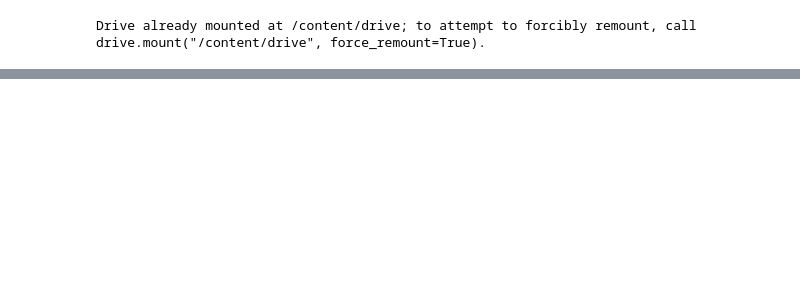
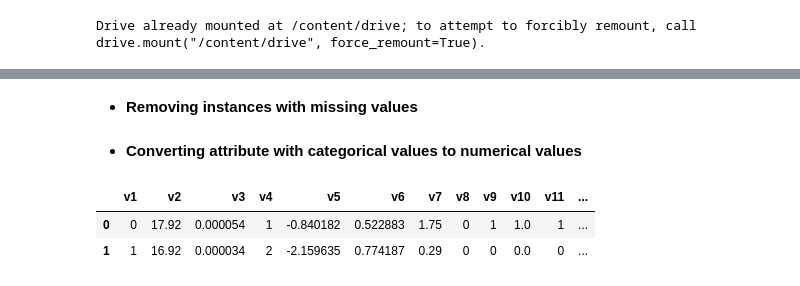
Before and after one commit to connectwithprakash/Unknown-Domain-Data-Analysis, a Jupyter notebook: model.ipynb, the cells around one changed output, grey strips where cells are left out. Saved outputs shown, nothing was run; the diff lists cells and outputs as text; code cells hidden in the pictures; blank space fills up the shorter version.

```diff
--- a/model.ipynb
+++ b/model.ipynb
@@ -44,0 +112,23 @@ ParserError: ignored
+# %%
+train_df = train_df.drop(['v16'], axis=1)
+test_df = test_df.drop(['v16'], axis=1)
+# %% [markdown]
+* **Removing instances with missing values**
+# %%
+train_df = train_df.dropna()
+test_df = test_df.dropna()
+# %% [markdown]
+* **Converting attribute with categorical values to numerical values**
+# %%
+#saving categorical label
+train_label = train_df.iloc[:,-1]
+test_label = test_df.iloc[:,-1]
+
+train_df = train_df.apply(lambda x: convert_categorical_to_numerical(x), axis=0)
+test_df = test_df.apply(lambda x: convert_categorical_to_numerical(x), axis=0)
+# %%
+train_df.head(2)
+# %% [output]
+|  | v1 | v2 | v3 | v4 | v5 | v6 | v7 | v8 | v9 | v10 | v11 | ... |
+| 0 | 0 | 17.92 | 0.000054 | 1 | -0.840182 | 0.522883 | 1.75 | 0 | 1 | 1.0 | 1 | ... |
+| 1 | 1 | 16.92 | 0.000034 | 2 | -2.159635 | 0.774187 | 0.29 | 0 | 0 | 0.0 | 0 | ... |
```
Also changed, not shown: parts of 35 cells of this notebook.
